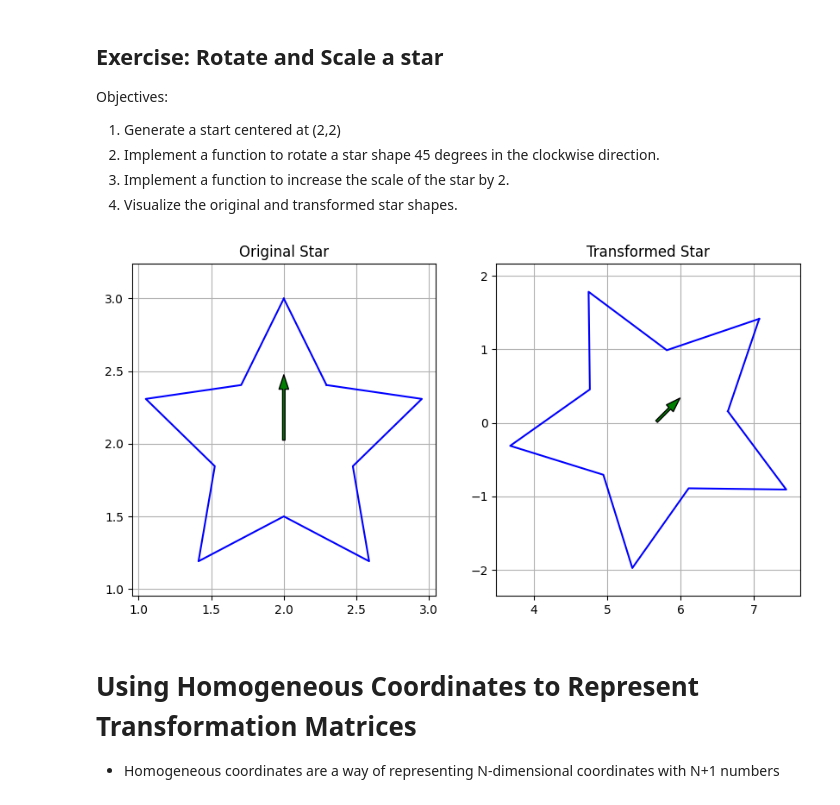
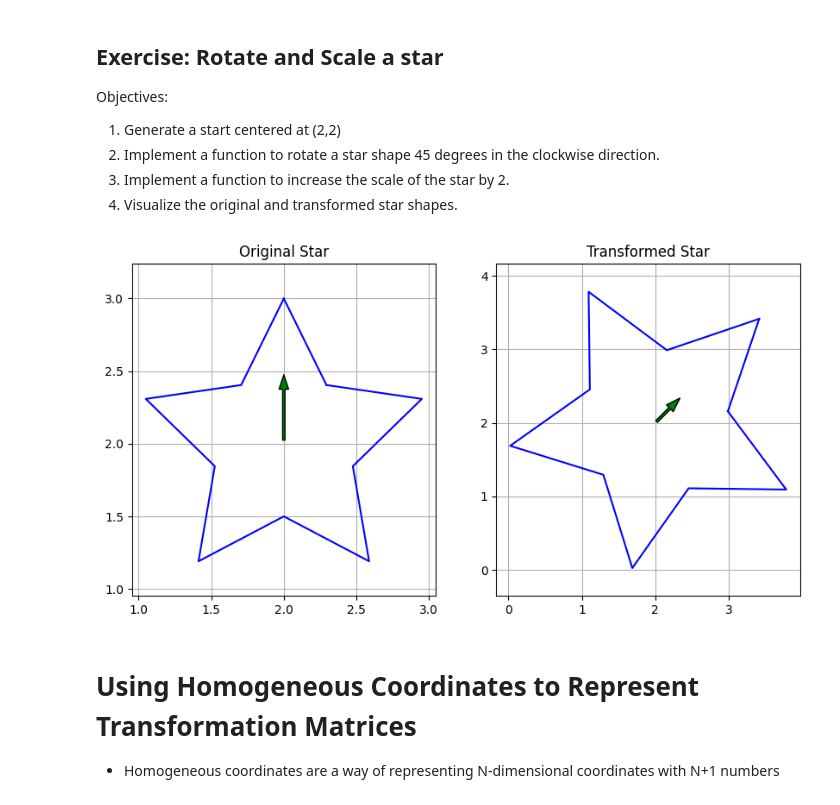
Before and after one commit to mailythompson/BME3053C, a Jupyter notebook: lessons-solved/Thursday_1003_06_Matrix_Transformations.ipynb, the cells around one changed output. Cells and saved outputs as stored; diff of their text form; code cells hidden in the pictures.

```diff
--- a/lessons-solved/Thursday_1003_06_Matrix_Transformations.ipynb
+++ b/lessons-solved/Thursday_1003_06_Matrix_Transformations.ipynb
@@ -318,0 +306,28 @@ plot_stars( [star,translated_star])
+# %%
+translation_vector = [1,1]
+
+def translate_2d(tx, ty):
+    return np.array([
+        [1, 0, tx],
+        [0, 1, ty],
+        [0, 0, 1]
+    ])
+
+
+def translate_vertices(vertices_points, translation_vector):
+    """
+    This function translates an object defined as a set of vertices.
+    """
+    translation_matrix = translate_2d(translation_vector[0], translation_vector[1])
+    vertices_points_homogeneous = np.hstack((vertices_points, np.ones((vertices_points.shape[0], 1))))
+    translated = np.dot(vertices_points_homogeneous, translation_matrix.T)
+    return translated [:, :2]
+
+
+star = generate_star(center=(1, 2), num_points=5, outer_radius=1, inner_radius=0.5)
+
+translated_star = translate_vertices(star, [-2,0])
+
+fig, axs = plt.subplots(1, 2, figsize=(10, 5))
+plot_star(axs[0], star, 'Original Star')
+plot_star(axs[1], translated_star, 'Translated Star')
@@ -337,13 +354,13 @@ def generate_star(center=(0, 0), num_points=5, outer_radius=1, inner_radius=0.5)
     y = radii * np.sin(angles) + center[1]
     return np.column_stack((x, y))
 
-def rotate_cw_2d(angle_degrees):
+def rotate_2d(angle_degrees):
     angle_radians = np.radians(angle_degrees)
     cos_theta = np.cos(angle_radians)
     sin_theta = np.sin(angle_radians)
     return np.array([
-        [cos_theta, sin_theta],
-        [-sin_theta, cos_theta]
+        [cos_theta, -sin_theta],
+        [sin_theta, cos_theta]
     ])
 
 def scale_2d(sx, sy):
@@ -352,40 +369,45 @@ def scale_2d(sx, sy):
         [0, sy]
     ])
 
-def transform_object(object_points, angle, scale_vector):
+def transform_object(object_points, angle, direction, scale_vector):
     """This function rotates and scales a object"""
-    rotation_matrix = rotate_cw_2d(angle)
+    if direction == "ccw":
+        rotation_matrix = rotate_2d(angle)
+    elif direction == "cw":
+        rotation_matrix = rotate_2d(angle).T
+
     rotated_object = np.dot(object_points, rotation_matrix.T)
     scaling = scale_2d(scale_vector[0], scale_vector[1])
     rotated_scaled_object = np.dot(rotated_object, scaling.T)
     return rotated_scaled_object
 
 star = generate_star(center=(2,2), num_points=5, outer_radius=1, inner_radius=0.5)
-transformed_star = transform_object(star, 45, [2,2])
+star_at_origin = translate_vertices(star, [-2,-2])
+transformed_star = translate_vertices(transform_object(star_at_origin, 45, 'cw', [2,2]), [2,2])
 
 def plot_star(ax, star, title):
     ax.plot(star[:, 0], star[:, 1], 'b-')
     ax.plot([star[-1, 0], star[0, 0]], [star[-1, 1], star[0, 1]], 'b-')  # Connect last to first
     ax.set_title(title)
     ax.axis('equal')
 
     ax.grid(True)  # Add grid
 
     star_center = np.mean(star, axis=0)
     arrow_start = star_center
 
     direction = star[0] - star_center
     direction /= np.linalg.norm(direction)  # Normalize the direction vector
     arrow_length = 0.5
     arrow_end = star_center + (arrow_length) * direction
     ax.annotate('', xy=arrow_end, xytext=arrow_start,
                 arrowprops=dict(facecolor='green', shrink=0.05, width=2, headwidth=8))
 
 fig, axs = plt.subplots(1, 2, figsize=(10, 5))
 plot_star(axs[0], star, 'Original Star')
 plot_star(axs[1], transformed_star, 'Transformed Star')
 # %% [output]
-[figure, old version]
+[figure, new version]
 # %% [markdown]
 # Using Homogeneous Coordinates to Represent Transformation Matrices
 
```
Also changed, not shown: parts of 3 cells of this notebook.
